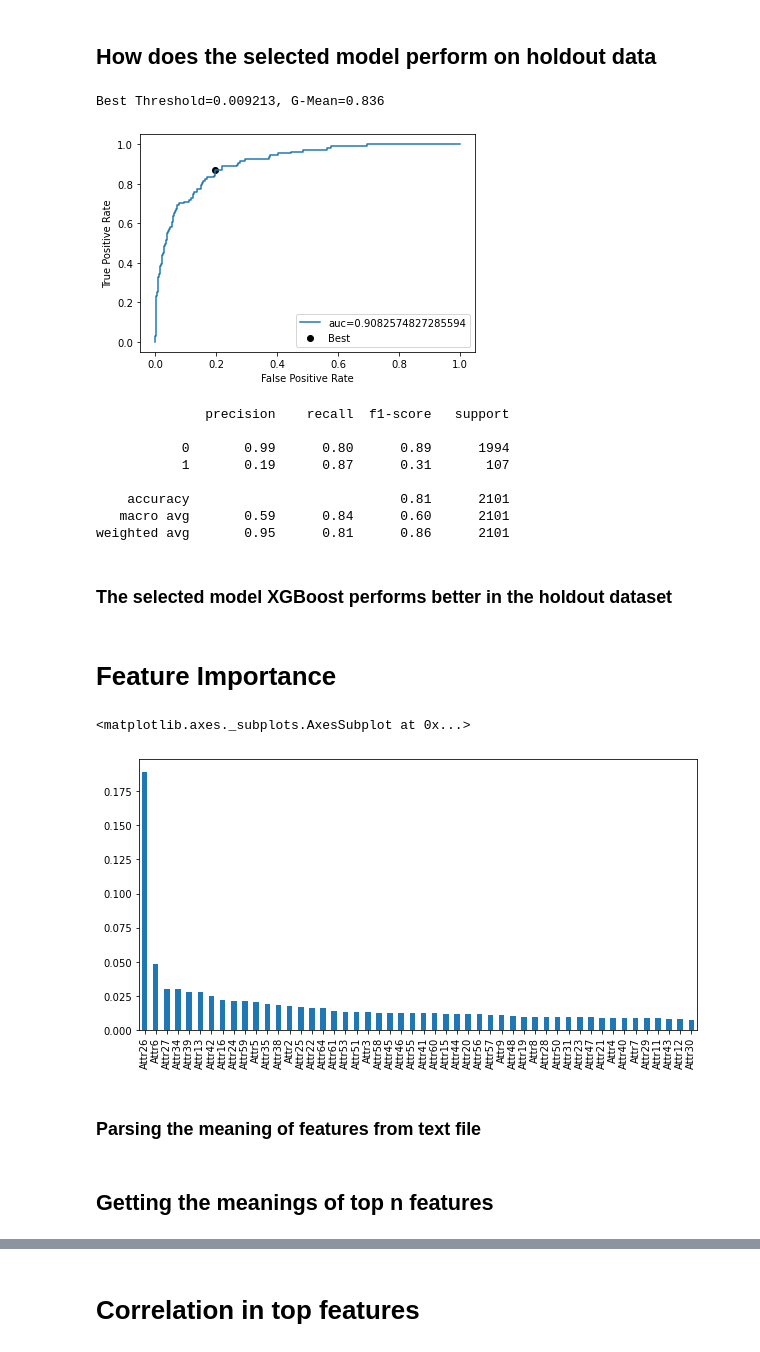
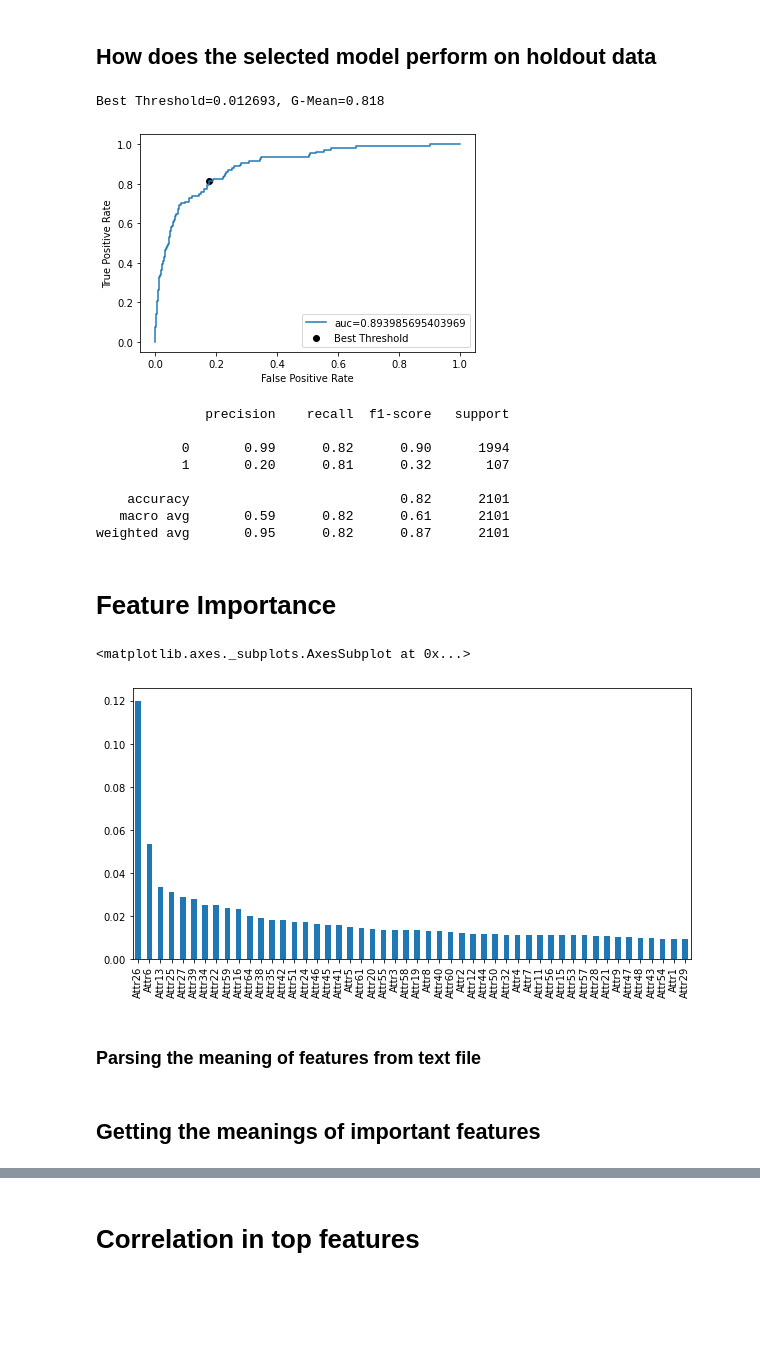
Before and after one commit to devarajphukan/bankruptcy_classification, a Jupyter notebook: bankruptcy_classification.ipynb, the cells around one changed output, grey strips where cells are left out. Drawn from its saved outputs; the diff is of its cells as text; code cells hidden in the pictures; blank space fills up the shorter version.

```diff
--- a/bankruptcy_classification.ipynb
+++ b/bankruptcy_classification.ipynb
@@ -117,7 +133,7 @@ y_holdout_test.shape
 # Impute Missing Values using KNNImputer
 # %%
 def impute_vals(df):
-    imputer = KNNImputer(n_neighbors=10, weights="uniform")
+    imputer = KNNImputer(n_neighbors=10, weights="distance")
     imputed_data = imputer.fit_transform(df)
     return(pd.DataFrame(imputed_data, index=df.index, columns=df.columns))
 # %%
@@ -213,35 +229,33 @@ predicitions_probs = predicitions[:, 1]
 # %%
 fpr, tpr, _ = roc_curve(y_holdout_test, predicitions_probs)
 auc = roc_auc_score(y_holdout_test, predicitions_probs)
 
 gmeans = np.sqrt(tpr * (1-fpr))
 best_threshold = _[np.argmax(gmeans)]
 
 print('Best Threshold=%f, G-Mean=%.3f' % (best_threshold, gmeans[np.argmax(gmeans)]))
 
 plt.plot(fpr,tpr,label="auc="+str(auc))
-plt.scatter(fpr[np.argmax(gmeans)], tpr[np.argmax(gmeans)], marker='o', color='black', label='Best')
+plt.scatter(fpr[np.argmax(gmeans)], tpr[np.argmax(gmeans)], color='black', label='Best Threshold')
 plt.xlabel('False Positive Rate')
 plt.ylabel('True Positive Rate')
 plt.legend()
 plt.show()
 # %% [output]
-Best Threshold=0.009213, G-Mean=0.836
+Best Threshold=0.012693, G-Mean=0.818
-[figure, old version]
+[figure, new version]
 # %%
 transformed_probabilities = np.where(predicitions_probs < best_threshold, 0, 1)
 print(classification_report(y_holdout_test, transformed_probabilities))
 # %% [output]
               precision    recall  f1-score   support
 
-           0       0.99      0.80      0.89      1994
-           1       0.19      0.87      0.31       107
+           0       0.99      0.82      0.90      1994
+           1       0.20      0.81      0.32       107
 
-    accuracy                           0.81      2101
-   macro avg       0.59      0.84      0.60      2101
-weighted avg       0.95      0.81      0.86      2101
+    accuracy                           0.82      2101
+   macro avg       0.59      0.82      0.61      2101
+weighted avg       0.95      0.82      0.87      2101
-# %% [markdown]
-### The selected model XGBoost performs better in the holdout dataset
 # %% [markdown]
 # Feature Importance
 # %%
@@ -252,7 +266,7 @@ feature_importances.sort_values(ascending=False,inplace=True)
 feature_importances.nlargest(50).plot(kind='bar')
 # %% [output]
 <matplotlib.axes._subplots.AxesSubplot at 0x...>
-[figure, old version]
+[figure, new version]
 # %% [markdown]
 ### Parsing the meaning of features from text file
 # %%
@@ -263,5 +277,5 @@ with open("features.txt") as f:
         feature_name = line.split(" ", 1)[1]
         features_dict[feature_key] = feature_name
 # %% [markdown]
-## Getting the meanings of top n features
+## Getting the meanings of important features
 # %%
```
Also changed, not shown: parts of 20 cells of this notebook.
